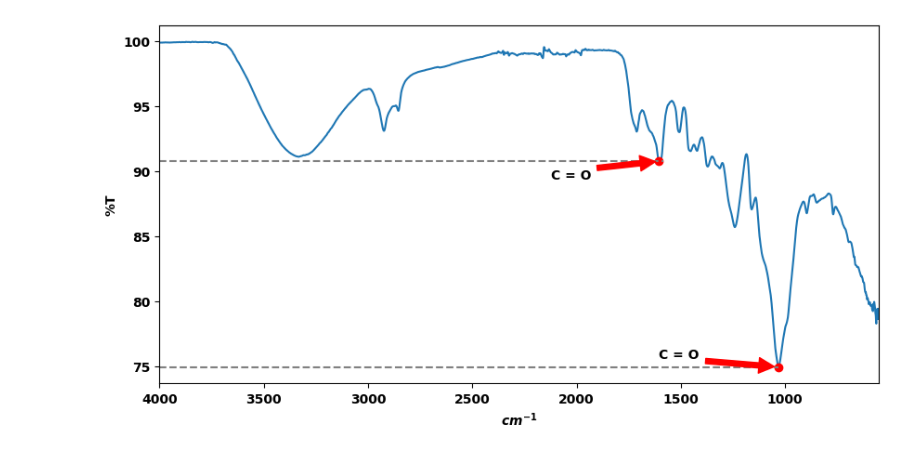
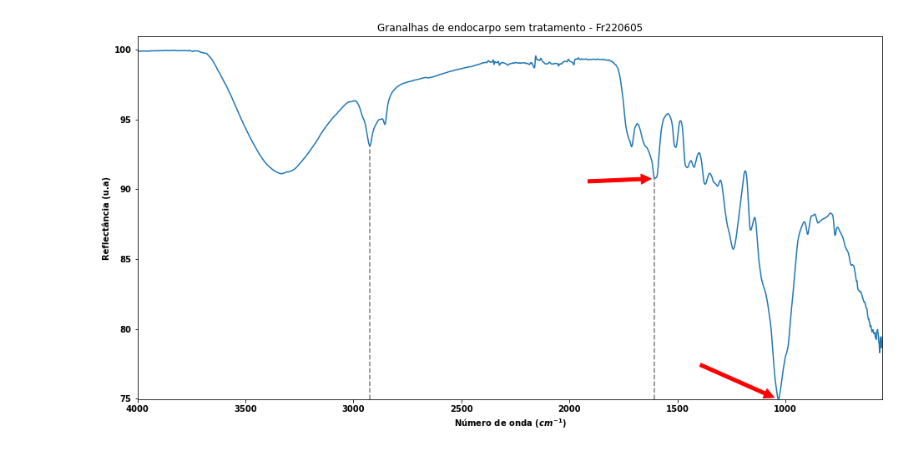
Before and after one commit to IvanRehder/Blender, a Jupyter notebook: Projetos/Projeto Vitor/LerGrafico.ipynb, the cells around one changed output. Saved outputs shown, nothing was run; the diff lists cells and outputs as text; code cells hidden in the pictures.

```diff
--- a/Projetos/Projeto Vitor/LerGrafico.ipynb
+++ b/Projetos/Projeto Vitor/LerGrafico.ipynb
@@ -13,7 +13,7 @@ plt.rcParams.update({
     #"text.usetex": True,     # use inline math for ticks
     #"pgf.rcfonts": False,    # don't setup fonts from rc parameters
     "figure.figsize": [10,5],
-    #"axes.titlesize": "xx-large",   # fontsize of the axes title
+    #"axes.titlesize": "xx-large",   # fontsize oarqthe axes title
     #"axes.labelsize": "xx-large",  # fontsize of the x any y labels
     #"xtick.labelsize": "xx-large",  # font size of the tick labels
     #"ytick.labelsize": "xx-large",  # font size of the tick labels
@@ -36,7 +36,9 @@ for arquivo in os.listdir(pasta):
         f = os.path.join(pasta, arquivo)
         # checking if it is a file
         if os.path.isfile(f):
+            titulo = open(f, "r").readlines()[8][:-24]
 
+            nome = np.loadtxt(f, skiprows = 55)
             #for file in
             data = np.loadtxt(f, skiprows = 55)
             i = i + 1
@@ -49,10 +51,13 @@ for arquivo in os.listdir(pasta):
 
             plt.figure(i)
             plt.plot(dataX,dataY)
+            plt.xlabel(r'Número de onda ($cm^{-1})$', fontweight='bold')
+            plt.ylabel('Reflectância (u.a)', fontweight='bold')
             plt.xlim(dataX[0],dataX[-1])
-            #plt.ylim(dataY[-1],dataY[0])
-            plt.title(arquivo[0:-4])
+            plt.ylim(min(dataY),max(dataY)+1)
+            plt.title(titulo + ' - ' + arquivo[0:-4])
 
+            plt.savefig(os.path.join(pasta,arquivo[:8]) + '.jpg')
             plt.savefig(os.path.join(pasta,arquivo[:8]) + '.png')
             #print(arquivo[:8] + '.txt')
-            plt.close()
+            #plt.close()
@@ -61,42 +77,49 @@ for arquivo in os.listdir(pasta):
 pasta = "Gráficos"
 i = 0
 
 f = os.path.join(pasta, "Fr220605.asc")
 # checking if it is a file
 if os.path.isfile(f):
 
     #for file in
     data = np.loadtxt(f, skiprows = 55)
     i = i + 1
 
     dataX = []
     dataY = []
     for linha in data:
         dataX.append(linha[0])
         dataY.append(linha[1])
 
     #dataX.reverse()
     #dataY.reverse()
     #dataX = dataX.reverse()
     #dataY = dataY.reverse()
 
-    plt.figure(i)
+    plt.figure(i, figsize = [16,8])
     plt.plot(dataX,dataY)
     plt.xlim(dataX[0],dataX[-1])
-    plt.xlabel(r'$cm^{-1}$', fontweight='bold')
-    plt.ylabel('%T', fontweight='bold')
-    #plt.ylim(dataY[-1],dataY[0])
+    plt.title('Granalhas de endocarpo sem tratamento - Fr220605')
+    plt.xlabel(r'Número de onda ($cm^{-1})$', fontweight='bold')
+    plt.ylabel('Reflectância (u.a)', fontweight='bold')
+    plt.ylim(min(dataY),max(dataY)+1)
 
-    plt.plot(1032.00, 74.951206,"ro")
-    plt.annotate('C = O', xy=(1032.74, 74.951206), xytext=(0.75, 0.1), textcoords='axes fraction', arrowprops=dict(color='red', shrink=0.05),horizontalalignment='right', verticalalignment='top',)
-    plt.axhline(y = 74.951206, xmin = 0, xmax = 0.86, color = 'gray', linestyle = '--')
+    #plt.plot(2923.52, 93.35,"ro")
+    plt.axvline(x = 2923.52, ymin = 0, ymax = 0.70, color = 'gray', linestyle = '--')
 
-    plt.plot(1605.00,90.764009,"ro")
-    plt.annotate('C = O', xy=(1605.00, 90.764009), xytext=(0.6, 0.6), textcoords='axes fraction', arrowprops=dict(color='red', shrink=0.05),horizontalalignment='right', verticalalignment='top',)
-    plt.axhline(y = 90.764009, xmin = 0, xmax = 0.7, color = 'gray', linestyle = '--')
+    #plt.plot(1032.00, 74.951206,"ro")
+    plt.annotate('', xy=(1032.74, 74.951206), xytext=(0.75, 0.1), textcoords='axes fraction', arrowprops=dict(color='red', shrink=0.05),horizontalalignment='right', verticalalignment='top',)
+    #plt.axhline(y = 74.951206, xmin = 0, xmax = 0.86, color = 'gray', linestyle = '--')
+    plt.axvline(x = 1032.06, ymin = 0, ymax = 0.00, color = 'gray', linestyle = '--')
 
-    plt.savefig(os.path.join(pasta,arquivo[:8]) + '.png')
+    #plt.plot(1605.00,90.764009,"ro")
+    plt.annotate('', xy=(1605.00, 90.764009), xytext=(0.6, 0.6), textcoords='axes fraction', arrowprops=dict(color='red', shrink=0.05),horizontalalignment='right', verticalalignment='top',)
+    #plt.axhline(y = 90.764009, xmin = 0, xmax = 0.7, color = 'gray', linestyle = '--')
+    plt.axvline(x = 1605.53, ymin = 0, ymax = 0.61, color = 'gray', linestyle = '--')
+
+    plt.savefig(os.path.join(pasta,"Fr220605.asc"[:8]) + '.jpeg')
+    plt.savefig(os.path.join(pasta,"Fr220605.asc"[:8]) + '.png')
     #print(arquivo[:8] + '.txt')
     #plt.close()
 # %% [output]
-[figure, old version]
+[figure, new version]
```
Also changed, not shown: parts of 3 cells of this notebook, 25 other files.
